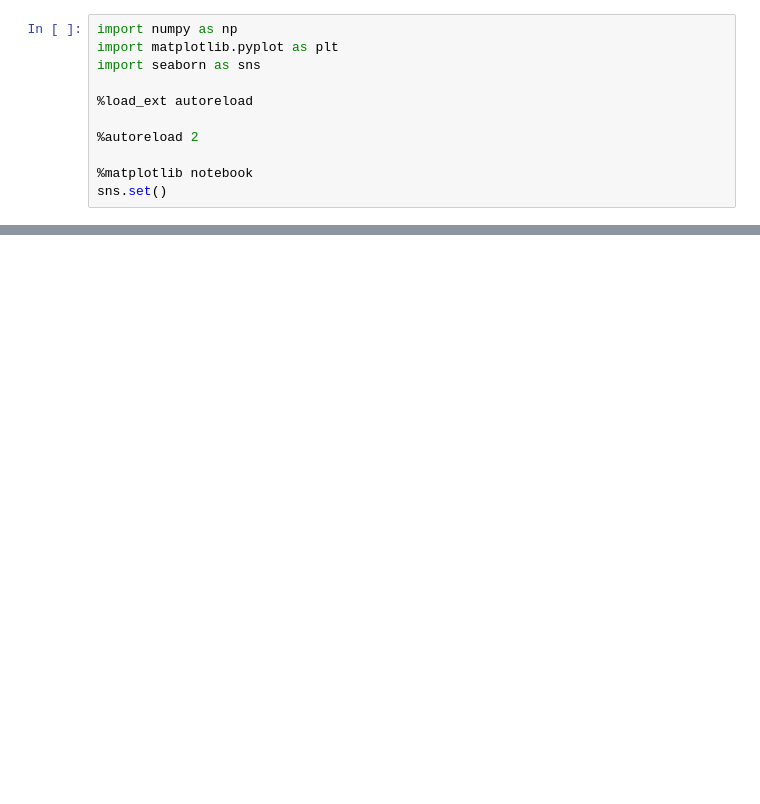
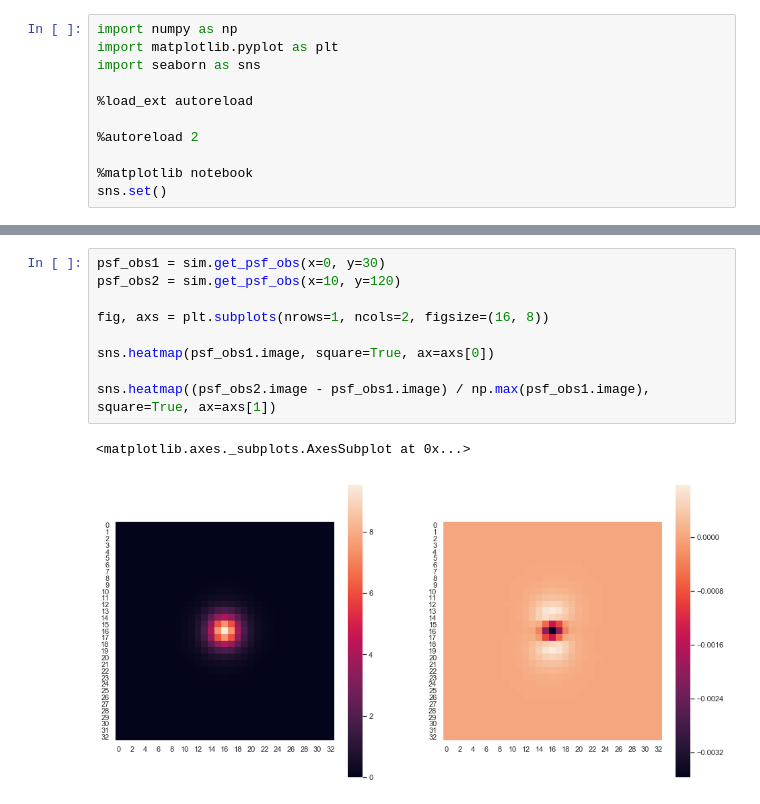
Before and after one commit to beckermr/metadetect-sims, a Jupyter notebook: plots_and_notebooks/plot_sim.ipynb, the cells around one changed output, grey strips where cells are left out. Saved outputs shown, nothing was run; the diff lists cells and outputs as text; blank space fills up the shorter version.

```diff
--- a/plots_and_notebooks/plot_sim.ipynb
+++ b/plots_and_notebooks/plot_sim.ipynb
@@ -26,0 +35,12 @@ sns.heatmap(np.arcsinh(mbobs[0][0].image), square=True)
+# %%
+psf_obs1 = sim.get_psf_obs(x=0, y=30)
+psf_obs2 = sim.get_psf_obs(x=10, y=120)
+
+fig, axs = plt.subplots(nrows=1, ncols=2, figsize=(16, 8))
+
+sns.heatmap(psf_obs1.image, square=True, ax=axs[0])
+
+sns.heatmap((psf_obs2.image - psf_obs1.image) / np.max(psf_obs1.image), square=True, ax=axs[1])
+# %% [output]
+<matplotlib.axes._subplots.AxesSubplot at 0x...>
+[figure, added]
```
Also changed, not shown: parts of 6 cells of this notebook, 17 other files.
